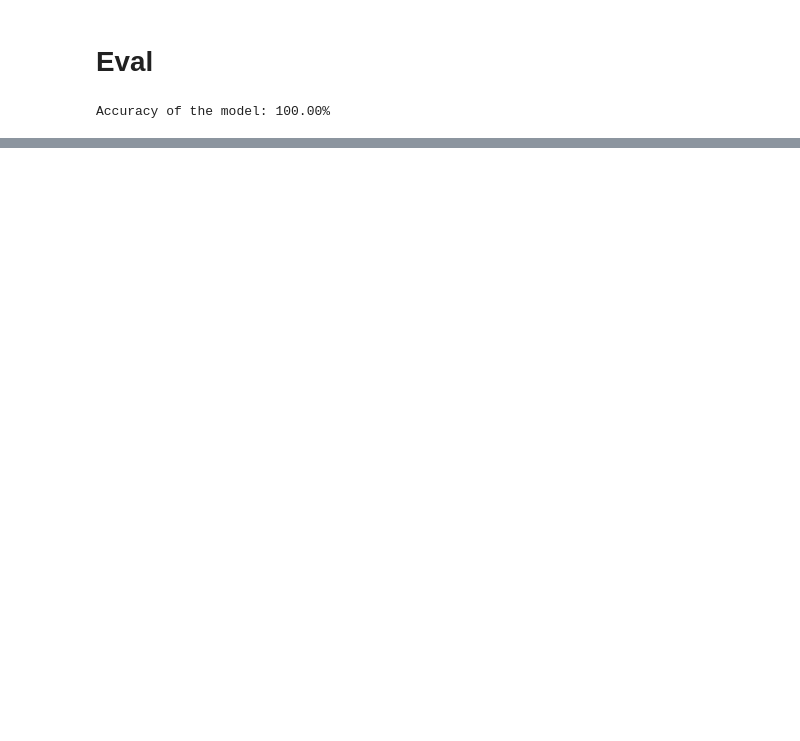
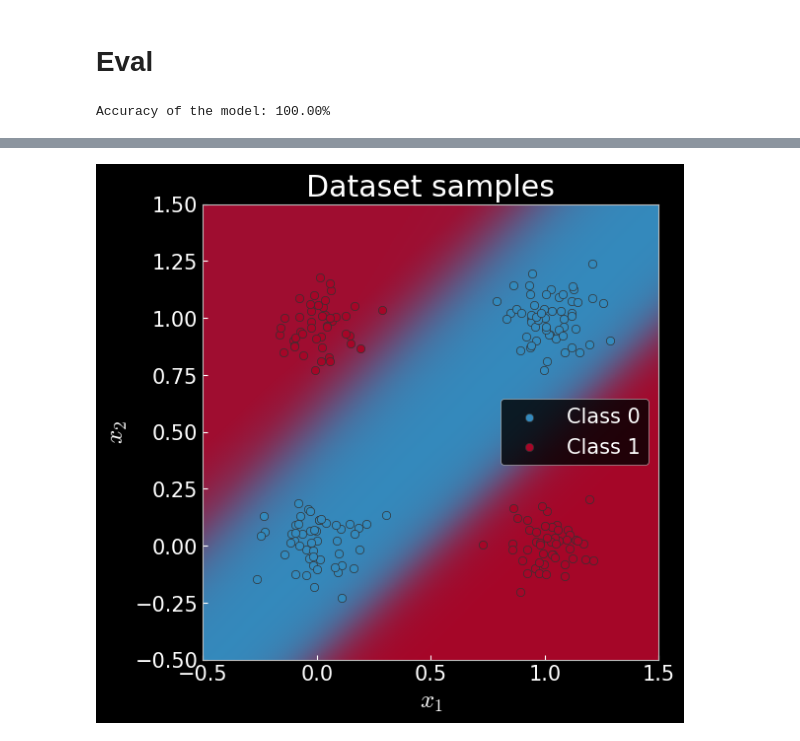
Before and after one commit to TimS-ml/My-ML, a Jupyter notebook: boring_draft/t2-2-torch_xor.ipynb, the cells around one changed output, grey strips where cells are left out. Drawn from its saved outputs; the diff is of its cells as text; code cells hidden in the pictures; blank space fills up the shorter version.

```diff
--- a/boring_draft/t2-2-torch_xor.ipynb
+++ b/boring_draft/t2-2-torch_xor.ipynb
@@ -30,8 +29,8 @@ Parameters
 LOSS = 'BCELogits'
 # LOSS = 'CE'
 
-ACT = nn.ReLU()
-# ACT = nn.Tanh()
+# ACT = nn.ReLU()
+ACT = nn.Tanh()
 
-TRAIN_SIZE = 1000
-# TRAIN_SIZE = 2500
+# TRAIN_SIZE = 1000
+TRAIN_SIZE = 2500
@@ -297,7 +282,7 @@ def visualize_classification(model, data, label):
     data_0 = data[label == 0]
     data_1 = data[label == 1]
 
-    fig = plt.figure(figsize=(4,4), dpi=500)
+    fig = plt.figure(figsize=(6, 6))
     plt.scatter(data_0[:,0], data_0[:,1], edgecolor="#333", label="Class 0")
     plt.scatter(data_1[:,0], data_1[:,1], edgecolor="#333", label="Class 1")
     plt.title("Dataset samples")
@@ -340,0 +325 @@ plt.show()
+[figure, added]
```
Also changed, not shown: parts of 11 cells of this notebook, 4 other files.
